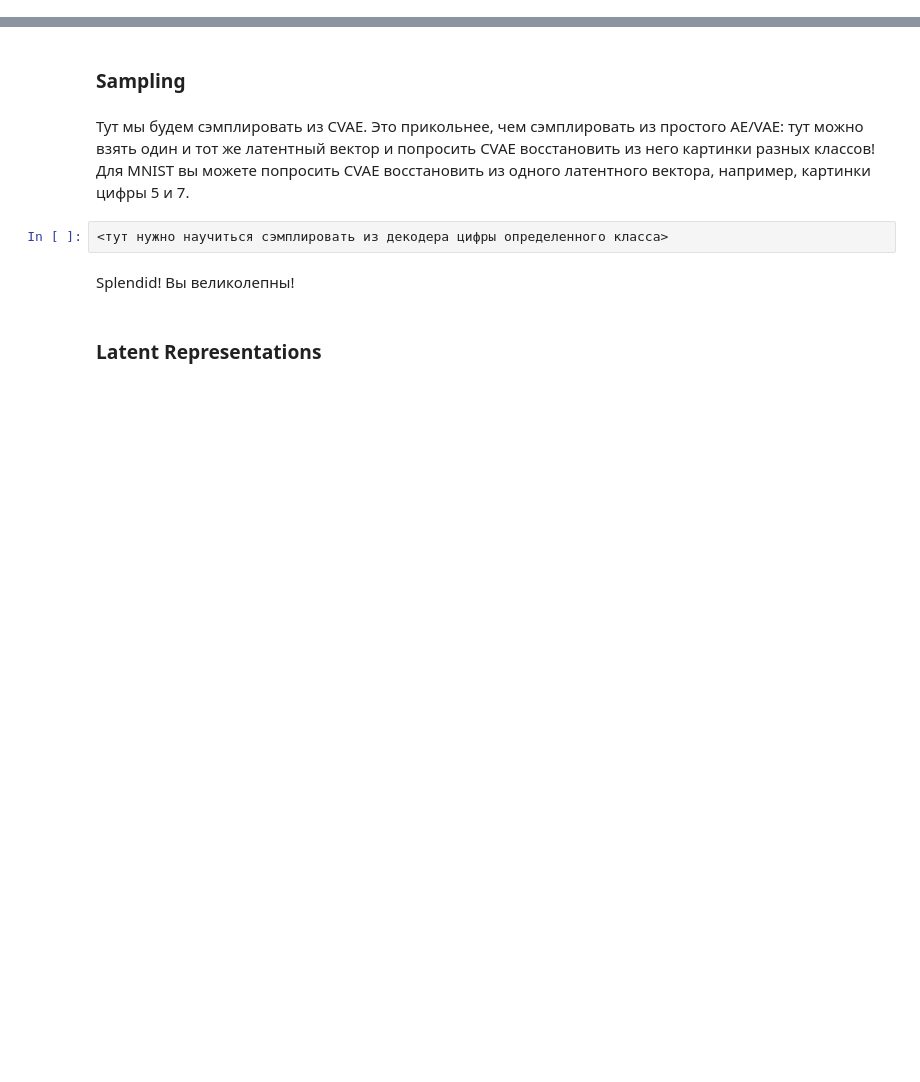
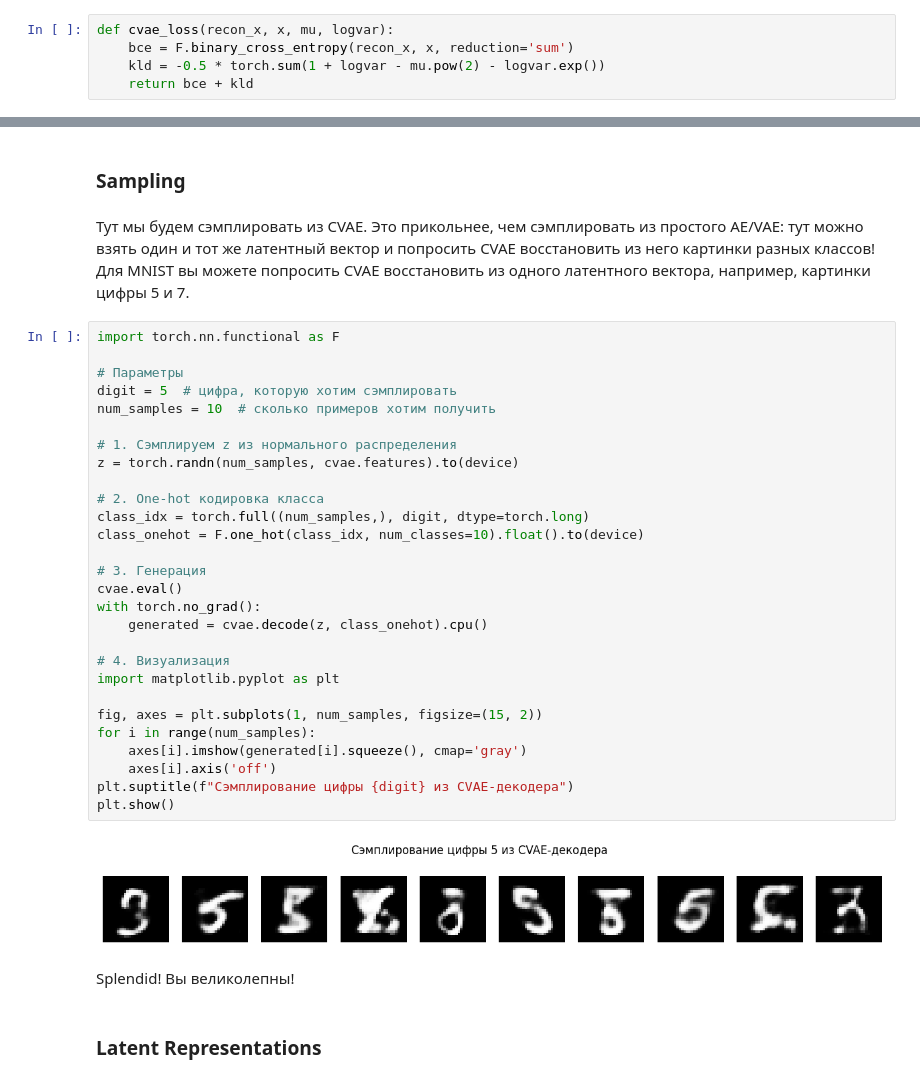
Before and after one commit to Dota2Enjoyer-rab/TEONN-Neural-Network-for-approximation-of-transport-equation-, a Jupyter notebook: week_10_AE_VAE/Homework/hw_7_autoencoders.ipynb, the cells around one changed output, grey strips where cells are left out. Cells and saved outputs as stored; diff of their text form; blank space fills up the shorter version.

```diff
--- a/week_10_AE_VAE/Homework/hw_7_autoencoders.ipynb
+++ b/week_10_AE_VAE/Homework/hw_7_autoencoders.ipynb
@@ -616 +800,6 @@ class CVAE(nn.Module):
         return mu, logsigma, reconstruction
+# %%
+def cvae_loss(recon_x, x, mu, logvar):
+    bce = F.binary_cross_entropy(recon_x, x, reduction='sum')
+    kld = -0.5 * torch.sum(1 + logvar - mu.pow(2) - logvar.exp())
+    return bce + kld
@@ -619,8 +842,36 @@ class CVAE(nn.Module):
 # %% [markdown]
 Тут мы будем сэмплировать из CVAE. Это прикольнее, чем сэмплировать из простого AE/VAE: тут можно взять один и тот же латентный вектор и попросить CVAE восстановить из него картинки разных классов!
 Для MNIST вы можете попросить CVAE восстановить из одного латентного вектора, например, картинки цифры 5 и 7.
-# %%
-<тут нужно научиться сэмплировать из декодера цифры определенного класса>
+# %%
+import torch.nn.functional as F
+
+# Параметры
+digit = 5  # цифра, которую хотим сэмплировать
+num_samples = 10  # сколько примеров хотим получить
+
+# 1. Сэмплируем z из нормального распределения
+z = torch.randn(num_samples, cvae.features).to(device)
+
+# 2. One-hot кодировка класса
+class_idx = torch.full((num_samples,), digit, dtype=torch.long)
+class_onehot = F.one_hot(class_idx, num_classes=10).float().to(device)
+
+# 3. Генерация
+cvae.eval()
+with torch.no_grad():
+    generated = cvae.decode(z, class_onehot).cpu()
+
+# 4. Визуализация
+import matplotlib.pyplot as plt
+
+fig, axes = plt.subplots(1, num_samples, figsize=(15, 2))
+for i in range(num_samples):
+    axes[i].imshow(generated[i].squeeze(), cmap='gray')
+    axes[i].axis('off')
+plt.suptitle(f"Сэмплирование цифры {digit} из CVAE-декодера")
+plt.show()
+# %% [output]
+[figure, added]
 # %% [markdown]
 Splendid! Вы великолепны!
 # %% [markdown]
```
Also changed, not shown: parts of 25 cells of this notebook.
